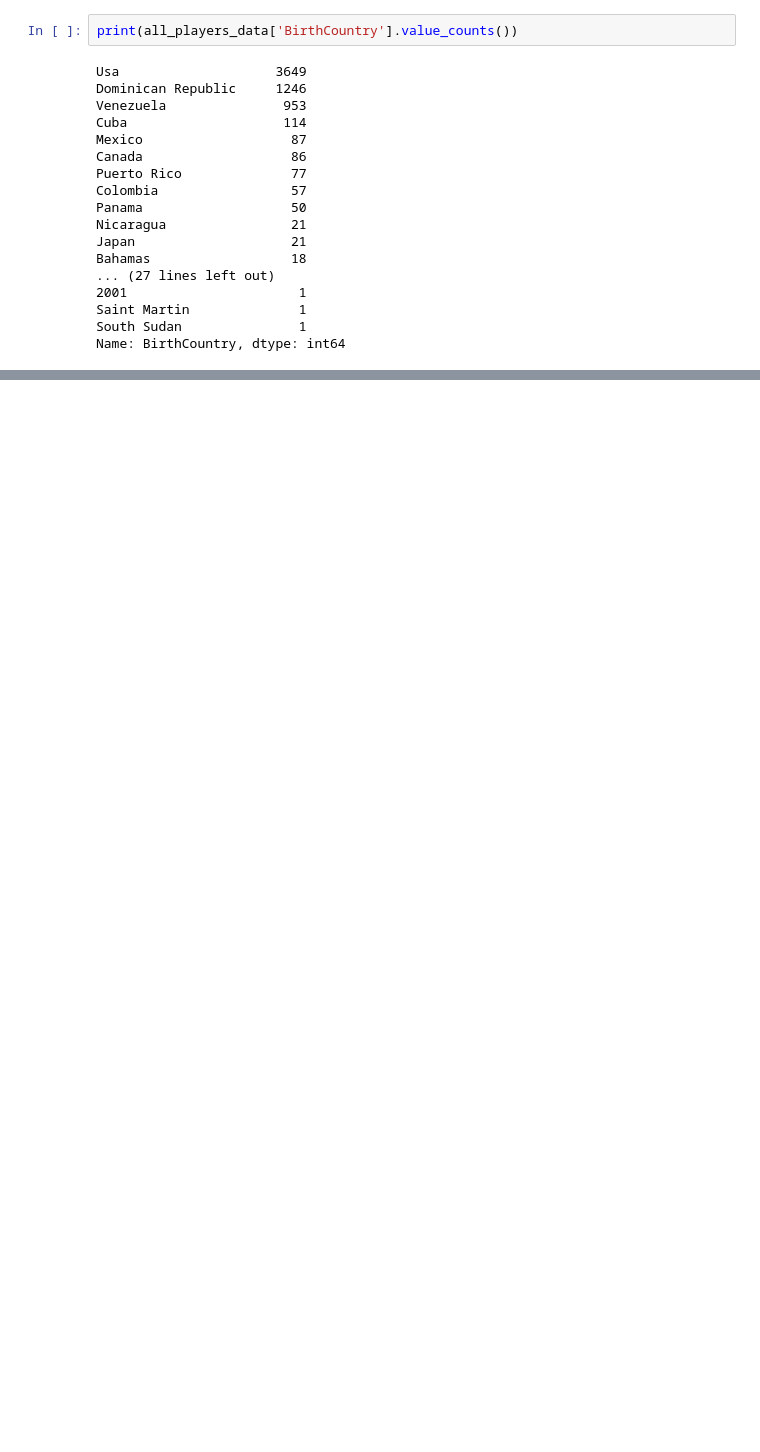
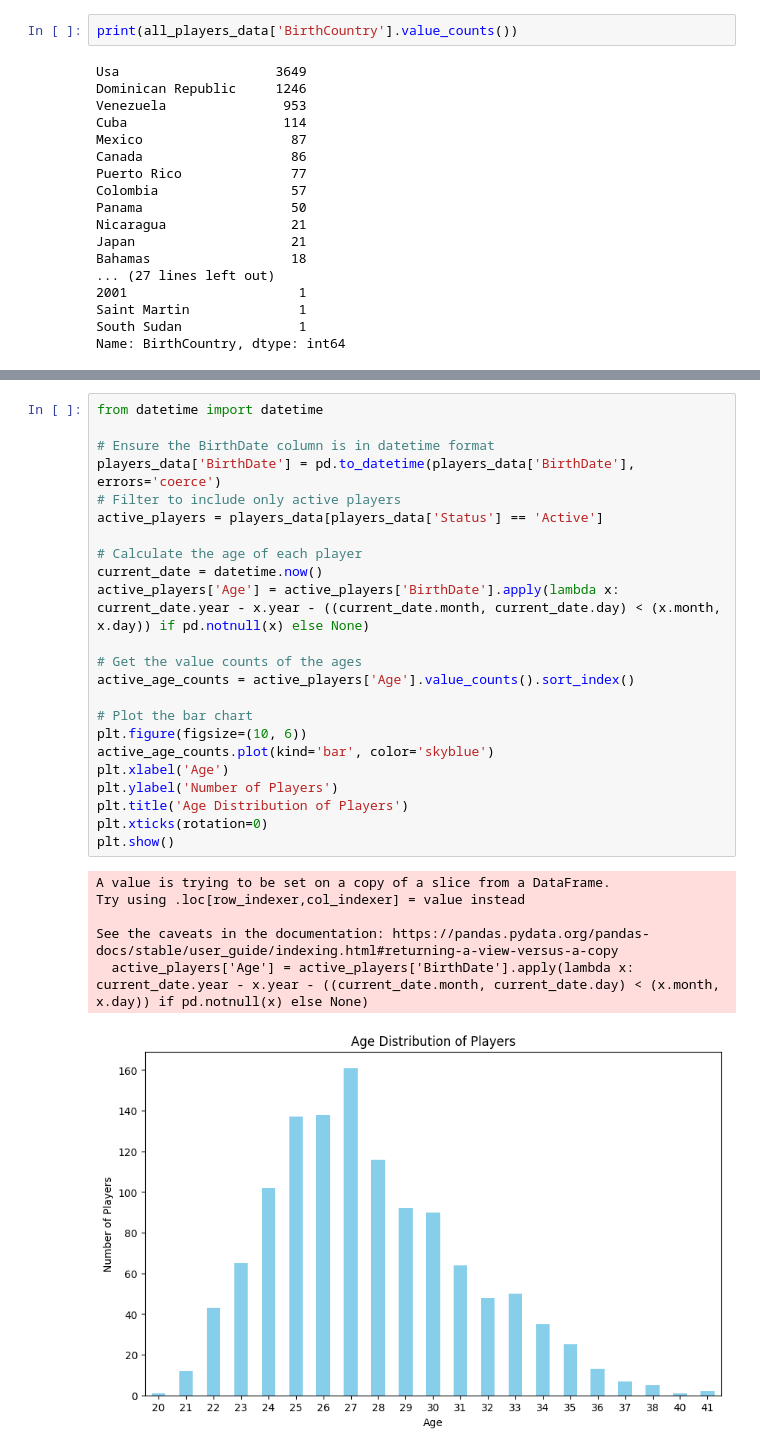
Before and after one commit to avidcyclist/baseball_data, a Jupyter notebook: data/data_playground.ipynb, the cells around one changed output, grey strips where cells are left out. Drawn from its saved outputs; the diff is of its cells as text; blank space fills up the shorter version.

```diff
--- a/data/data_playground.ipynb
+++ b/data/data_playground.ipynb
@@ -589,0 +449,30 @@ Name: BirthCountry, dtype: int64
+# %%
+from datetime import datetime
+
+# Ensure the BirthDate column is in datetime format
+players_data['BirthDate'] = pd.to_datetime(players_data['BirthDate'], errors='coerce')
+# Filter to include only active players
+active_players = players_data[players_data['Status'] == 'Active']
+
+# Calculate the age of each player
+current_date = datetime.now()
+active_players['Age'] = active_players['BirthDate'].apply(lambda x: current_date.year - x.year - ((current_date.month, current_date.day) < (x.month, x.day)) if pd.notnull(x) else None)
+
+# Get the value counts of the ages
+active_age_counts = active_players['Age'].value_counts().sort_index()
+
+# Plot the bar chart
+plt.figure(figsize=(10, 6))
+active_age_counts.plot(kind='bar', color='skyblue')
+plt.xlabel('Age')
+plt.ylabel('Number of Players')
+plt.title('Age Distribution of Players')
+plt.xticks(rotation=0)
+plt.show()
+# %% [output]
+A value is trying to be set on a copy of a slice from a DataFrame.
+Try using .loc[row_indexer,col_indexer] = value instead
+
+See the caveats in the documentation: https://pandas.pydata.org/pandas-docs/stable/user_guide/indexing.html#returning-a-view-versus-a-copy
+  active_players['Age'] = active_players['BirthDate'].apply(lambda x: current_date.year - x.year - ((current_date.month, current_date.day) < (x.month, x.day)) if pd.notnull(x) else None)
+[figure, added]
```
Also changed, not shown: parts of 9 cells of this notebook, 3 other files.
